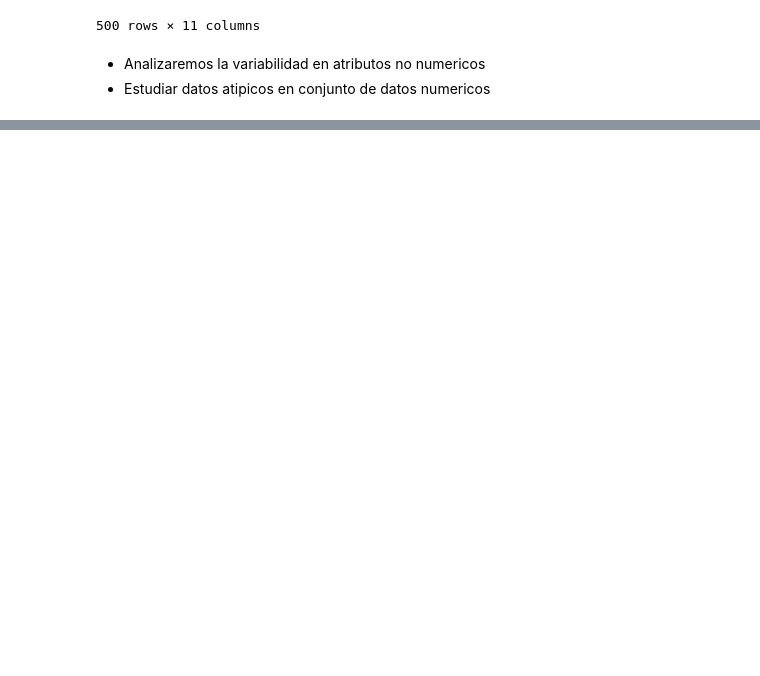
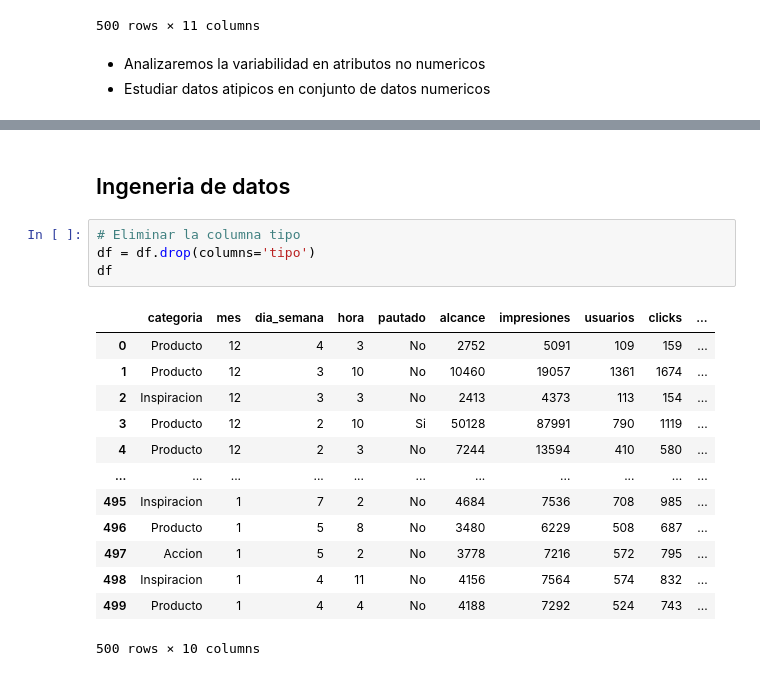
Before and after one commit to marxramos/Vecinos-cercanos---Facebook, a Jupyter notebook: notebook/facebook.ipynb, the cells around one changed output, grey strips where cells are left out. Saved outputs shown, nothing was run; the diff lists cells and outputs as text; blank space fills up the shorter version.

```diff
--- a/notebook/facebook.ipynb
+++ b/notebook/facebook.ipynb
@@ -71,0 +249,20 @@ Name: count, dtype: int64
+# %% [markdown]
+## Ingeneria de datos
+# %%
+# Eliminar la columna tipo
+df = df.drop(columns='tipo')
+df
+# %% [output]
+|  | categoria | mes | dia_semana | hora | pautado | alcance | impresiones | usuarios | clicks | ... |
+| 0 | Producto | 12 | 4 | 3 | No | 2752 | 5091 | 109 | 159 | ... |
+| 1 | Producto | 12 | 3 | 10 | No | 10460 | 19057 | 1361 | 1674 | ... |
+| 2 | Inspiracion | 12 | 3 | 3 | No | 2413 | 4373 | 113 | 154 | ... |
+| 3 | Producto | 12 | 2 | 10 | Si | 50128 | 87991 | 790 | 1119 | ... |
+| 4 | Producto | 12 | 2 | 3 | No | 7244 | 13594 | 410 | 580 | ... |
+| ... | ... | ... | ... | ... | ... | ... | ... | ... | ... | ... |
+| 495 | Inspiracion | 1 | 7 | 2 | No | 4684 | 7536 | 708 | 985 | ... |
+| 496 | Producto | 1 | 5 | 8 | No | 3480 | 6229 | 508 | 687 | ... |
+| 497 | Accion | 1 | 5 | 2 | No | 3778 | 7216 | 572 | 795 | ... |
+| 498 | Inspiracion | 1 | 4 | 11 | No | 4156 | 7564 | 574 | 832 | ... |
+| 499 | Producto | 1 | 4 | 4 | No | 4188 | 7292 | 524 | 743 | ... |
+500 rows × 10 columns
```
Also changed, not shown: parts of 39 cells of this notebook.
